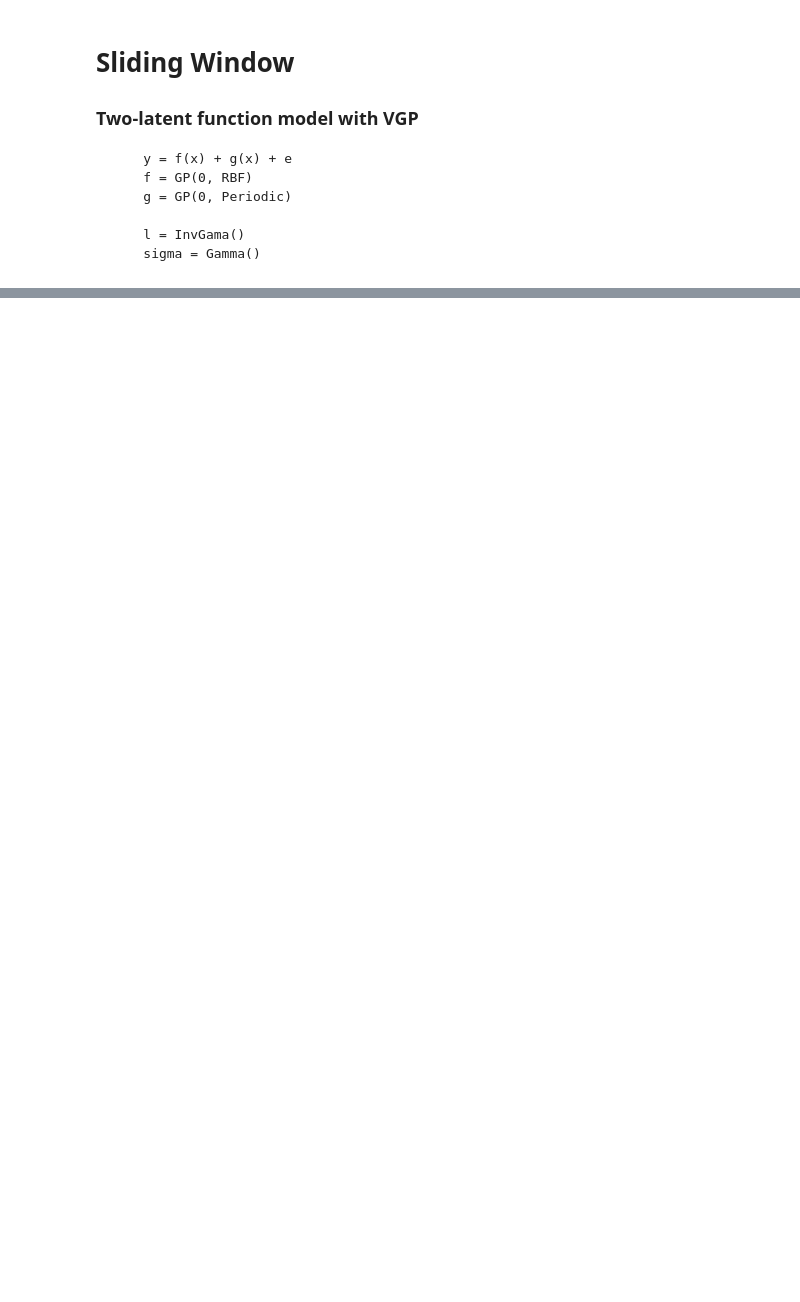
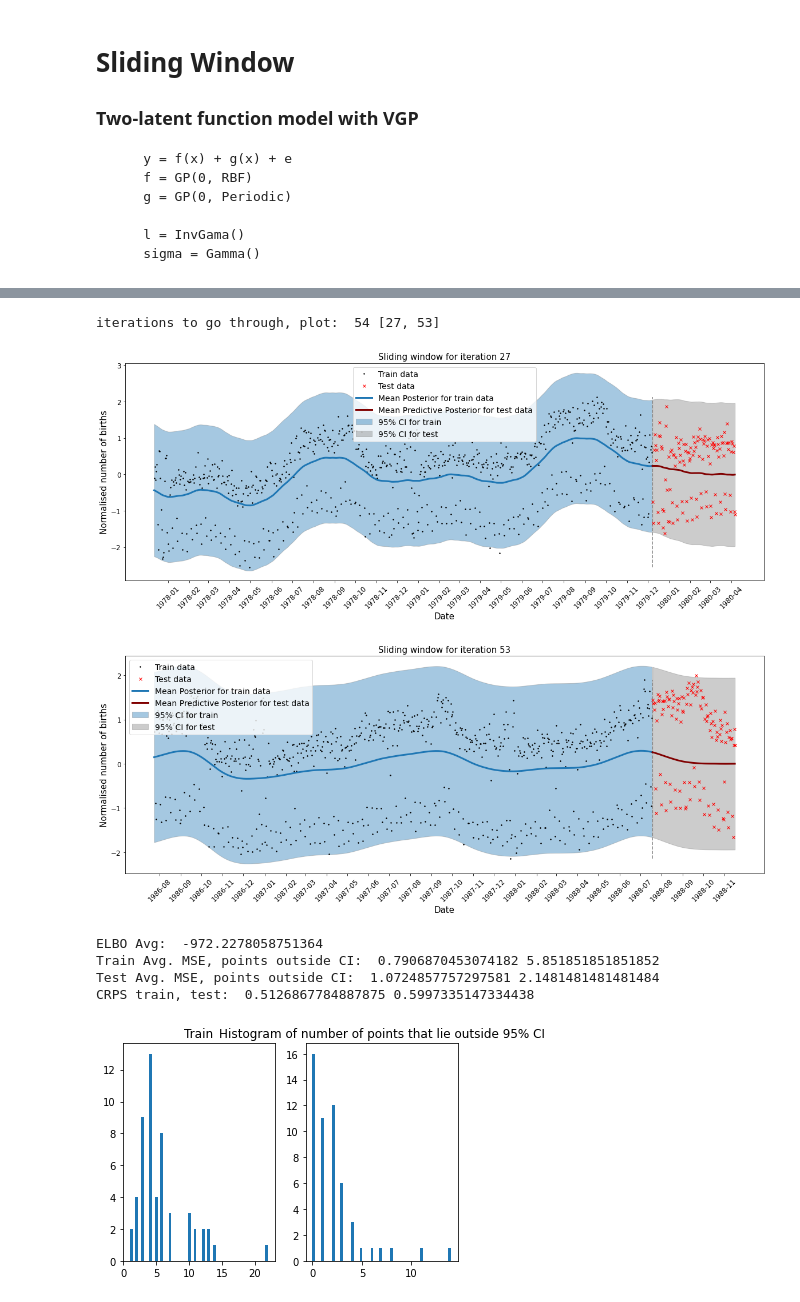
Before and after one commit to CristinaNogRod/GaussianProcesses-TimeSeries, a Jupyter notebook: notebooks/GPFlow/additive_VGP_slidingWindow.ipynb, the cells around one changed output, grey strips where cells are left out. Saved outputs shown, nothing was run; the diff lists cells and outputs as text; code cells hidden in the pictures; blank space fills up the shorter version.

```diff
--- a/notebooks/GPFlow/additive_VGP_slidingWindow.ipynb
+++ b/notebooks/GPFlow/additive_VGP_slidingWindow.ipynb
@@ -177,0 +224,11 @@ def slidingwindow_alg(splits, window_size, epochs=50, l0=77, p=365):
+# %%
+slidingwindow_alg(60, 6, epochs=30, l0=30, p=30, l1=7)
+# %% [output]
+iterations to go through, plot:  54 [27, 53]
+[figure, added]
+[figure, added]
+ELBO Avg:  -972.2278058751364
+Train Avg. MSE, points outside CI:  0.7906870453074182 5.851851851851852
+Test Avg. MSE, points outside CI:  1.0724857757297581 2.1481481481481484
+CRPS train, test:  0.5126867784887875 0.5997335147334438
+[figure, added]
```
Also changed, not shown: parts of 21 cells of this notebook, 14 other files.
